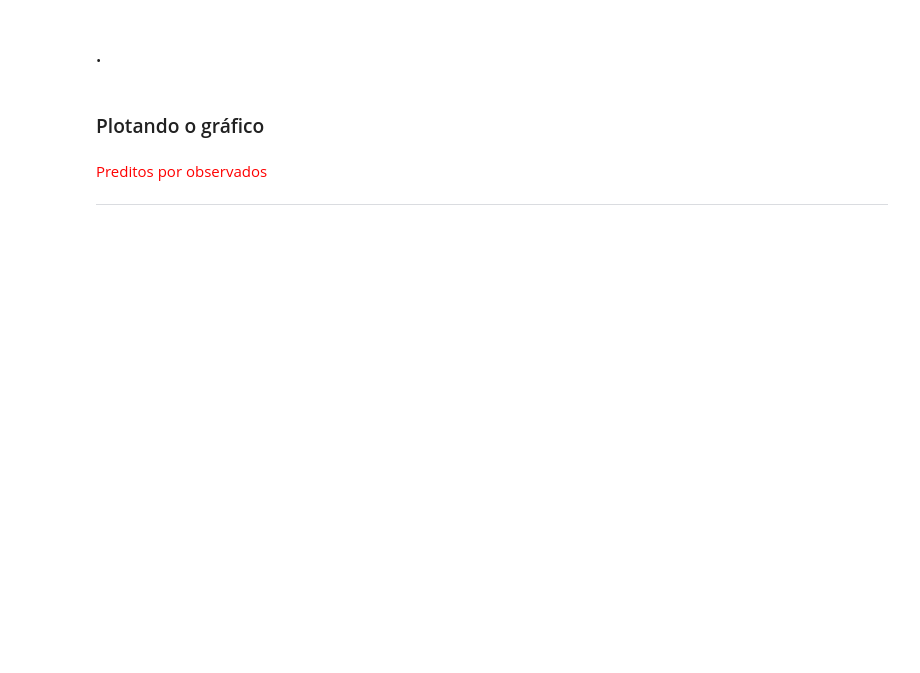
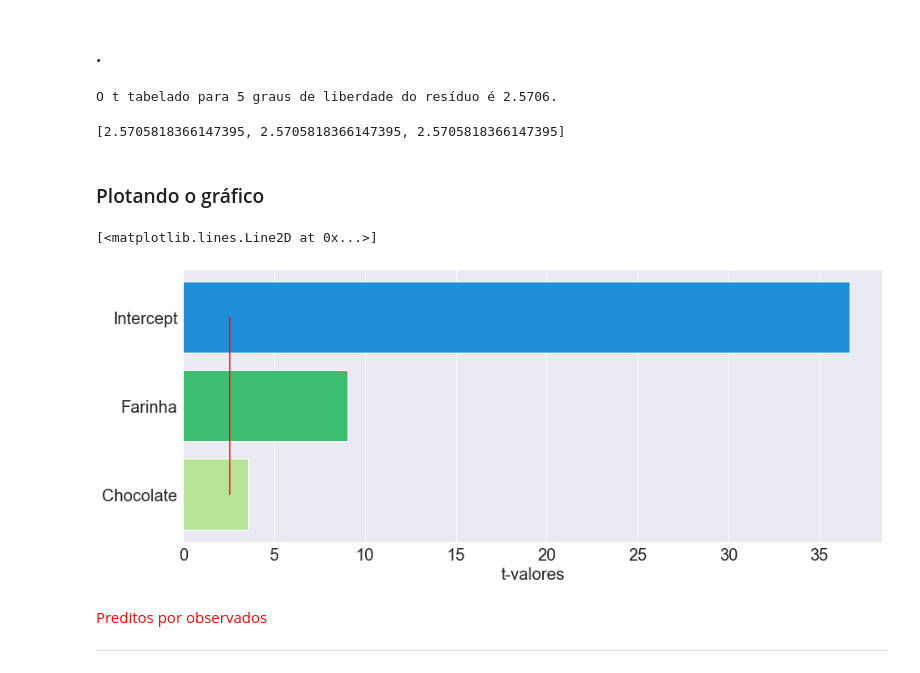
Before and after one commit to jordanfalcao/data-analytics, a Jupyter notebook: Experimentação_Análise de Experimentos/Planejamento_experimentos_aula.ipynb, the cells around one changed output. Saved outputs shown, nothing was run; the diff lists cells and outputs as text; code cells hidden in the pictures; blank space fills up the shorter version.

```diff
--- a/Experimentação_Análise de Experimentos/Planejamento_experimentos_aula.ipynb
+++ b/Experimentação_Análise de Experimentos/Planejamento_experimentos_aula.ipynb
@@ -413,0 +501,2 @@ Notes:
+# %%
+nomes = t_valores.index.tolist()
@@ -414,7 +507,31 @@ Notes:
 # %% [markdown]
 ### .
+# %%
+# criando uma distribuição t
+distribuicao = stats.t(df = 5) # agora temos 5 graus de liberdade
+# %%
+# t-tabelado para grau de liberdade dos resíduos igual a 5
+t_tabelado = distribuicao.ppf(q = 1 - 0.025)
+print('O t tabelado para 5 graus de liberdade do resíduo é {:.4f}.'.format(t_tabelado))
+# %% [output]
+O t tabelado para 5 graus de liberdade do resíduo é 2.5706.
+# %%
+# criando uma lista com 4 x o t-tabelado
+limite = [t_tabelado] * len(nomes)
+limite
+# %% [output]
+[2.5705818366147395, 2.5705818366147395, 2.5705818366147395]
 # %% [markdown]
 ### Plotando o gráfico
+# %%
+pareto = sns.barplot(x = t_valores, y = nomes)
+pareto.figure.set_size_inches(15,6)
+pareto.tick_params(labelsize = 20)
+pareto.set_xlabel('t-valores', fontsize = 20)
+pareto.plot(limite, nomes, 'r')
+# %% [output]
+[<matplotlib.lines.Line2D at 0x...>]
+[figure, added]
 # %% [markdown]
 <font color='red' style='font-size: 30px;'> Preditos por observados  </font>
 <hr style='border: 2px solid red;'>
```
Also changed, not shown: parts of 29 cells of this notebook, 1 other file.
